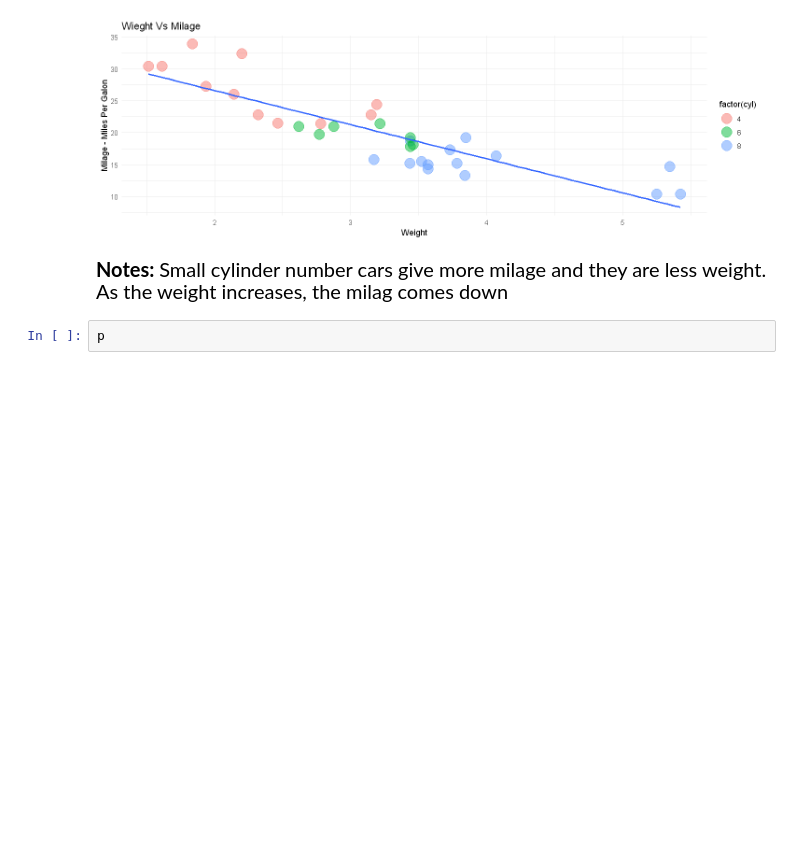
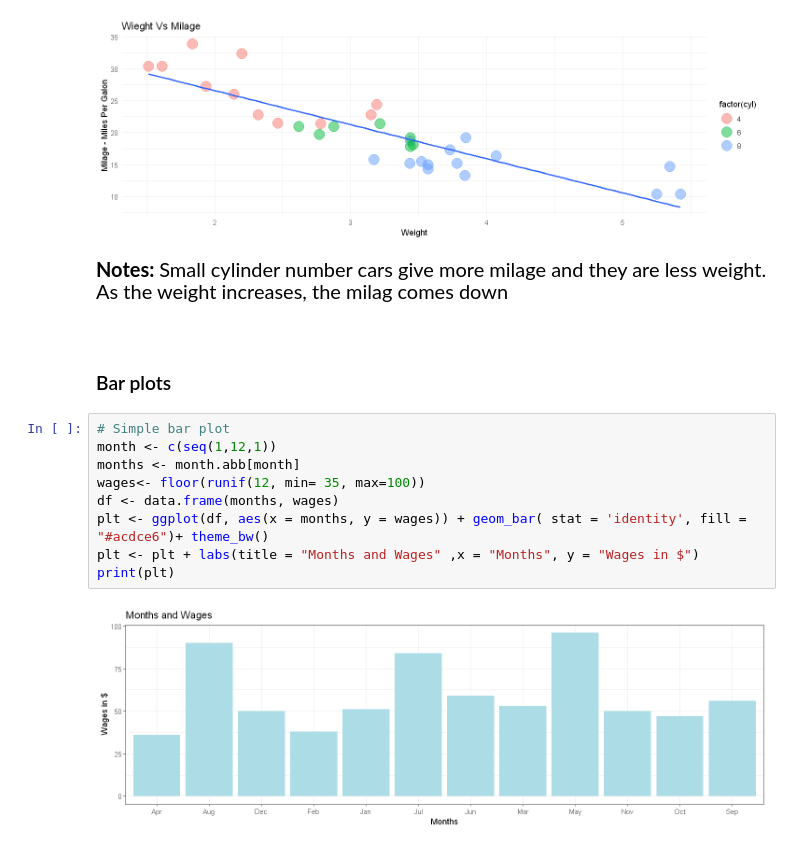
Before and after one commit to SUSREE64/R-Bootcamp, a Jupyter notebook: R-Basics/R-Visualization with ggplot().ipynb, the cells around one changed output. Drawn from its saved outputs; the diff is of its cells as text; blank space fills up the shorter version.

```diff
--- a/R-Basics/R-Visualization with ggplot().ipynb
+++ b/R-Basics/R-Visualization with ggplot().ipynb
@@ -43,5 +33,18 @@ print(plt)
 # %% [markdown]
 <p style = "font-size : 20px;"> <b>Notes: </b> Small cylinder number cars give more milage and they are less weight.
 As the weight increases, the milag comes down</p>
-# %%
-p
+# %% [markdown]
+<a id = "Bar_plot"></a>
+# %% [markdown]
+### Bar  plots
+# %%
+# Simple bar plot
+month <- c(seq(1,12,1))
+months <- month.abb[month]
+wages<- floor(runif(12, min= 35, max=100))
+df <- data.frame(months, wages)
+plt <- ggplot(df, aes(x = months, y = wages)) + geom_bar( stat = 'identity', fill = "#acdce6")+ theme_bw()
+plt <- plt + labs(title = "Months and Wages" ,x = "Months", y = "Wages in $")
+print(plt)
+# %% [output]
+[figure, added]
```
Also changed, not shown: parts of 17 cells of this notebook, 1 other file.
